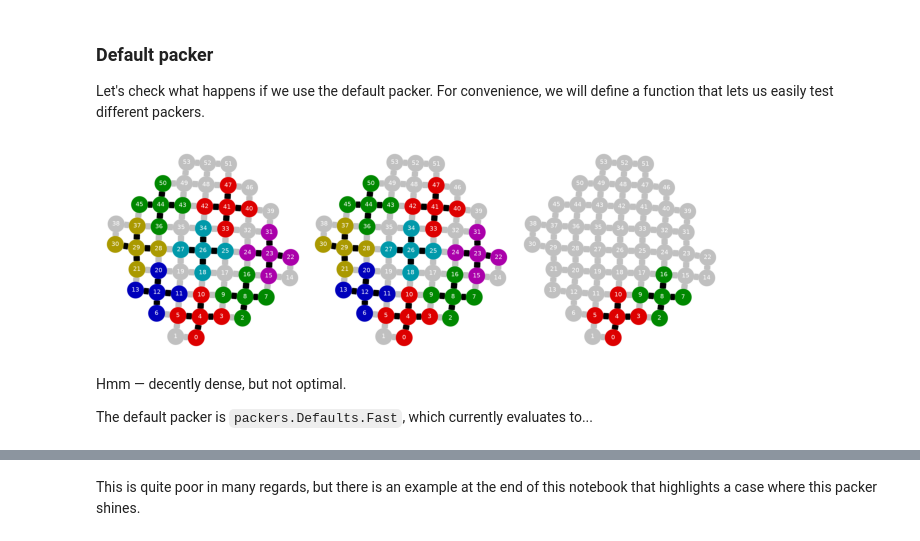
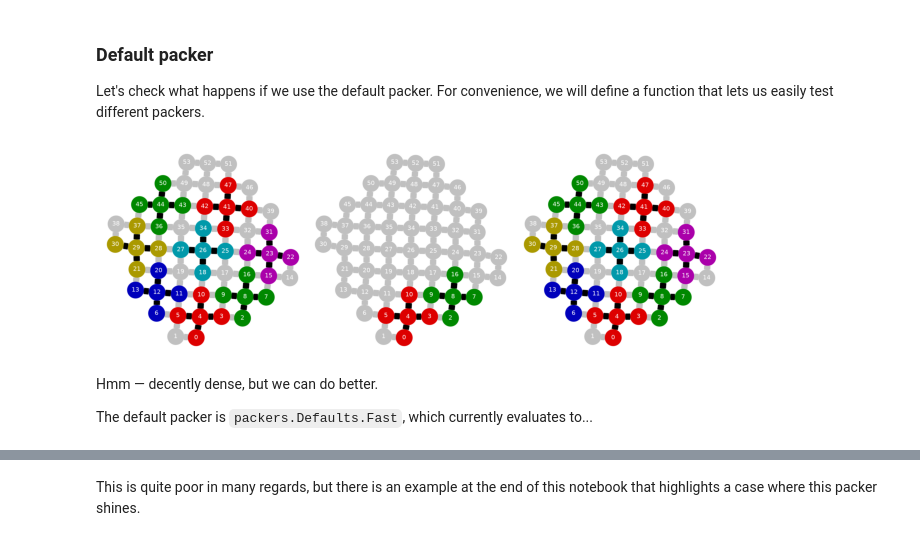
Before and after one commit to vttresearch/qc-parallelizer, a Jupyter notebook: notebooks/circuit-packers.ipynb, the cells around one changed output, grey strips where cells are left out. Drawn from its saved outputs; the diff is of its cells as text; code cells hidden in the pictures.

```diff
--- a/notebooks/circuit-packers.ipynb
+++ b/notebooks/circuit-packers.ipynb
@@ -36,20 +31,16 @@ circuits = [build_ghz_circuit(5) for i in range(9 * 2)]
 
 Let's check what happens if we use the default packer. For convenience, we will define a function
 that lets us easily test different packers.
-# %%
-def plot_packing(**kwargs):
-    parallelized = parallelizer.rearrange(
-        circuits,
-        backend,
-        **kwargs,
-    )
-    return parallelizer.visualization.plot_placements(parallelized)
-
-plot_packing()
-# %% [output]
-[figure, removed]
+# %%
+def plot_packing(**kwargs):
+    par_backend = Parallelizer(**kwargs).across(backend, auto_exec=False)
+    return par_backend.run(circuits).draw()
+
+plot_packing()
+# %% [output]
+[figure, added]
 # %% [markdown]
-Hmm &mdash; decently dense, but not optimal.
+Hmm &mdash; decently dense, but we can do better.
 
 The default packer is `packers.Defaults.Fast`, which currently evaluates to...
 # %%
```
Also changed, not shown: parts of 22 cells of this notebook, 1 other file.
